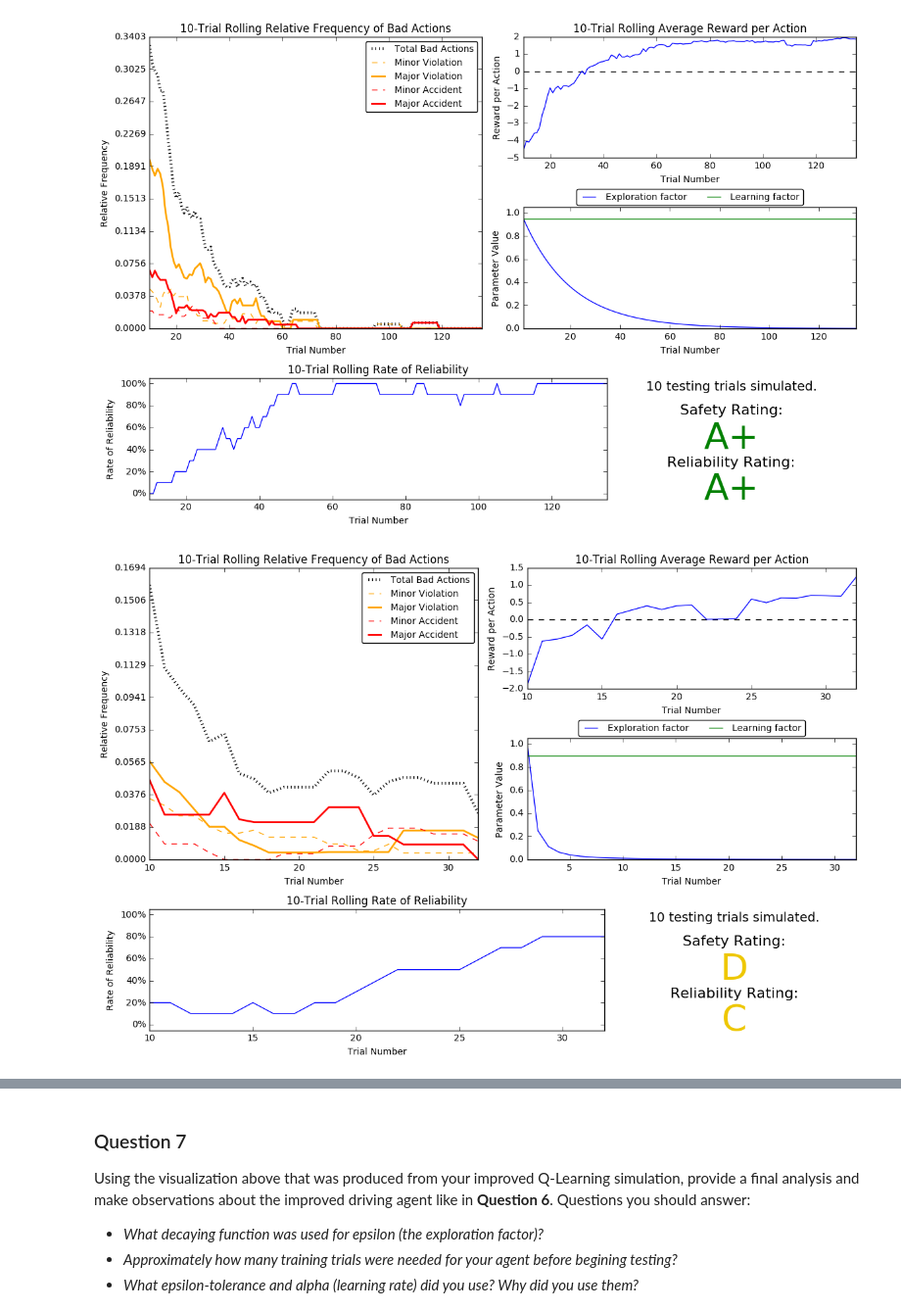
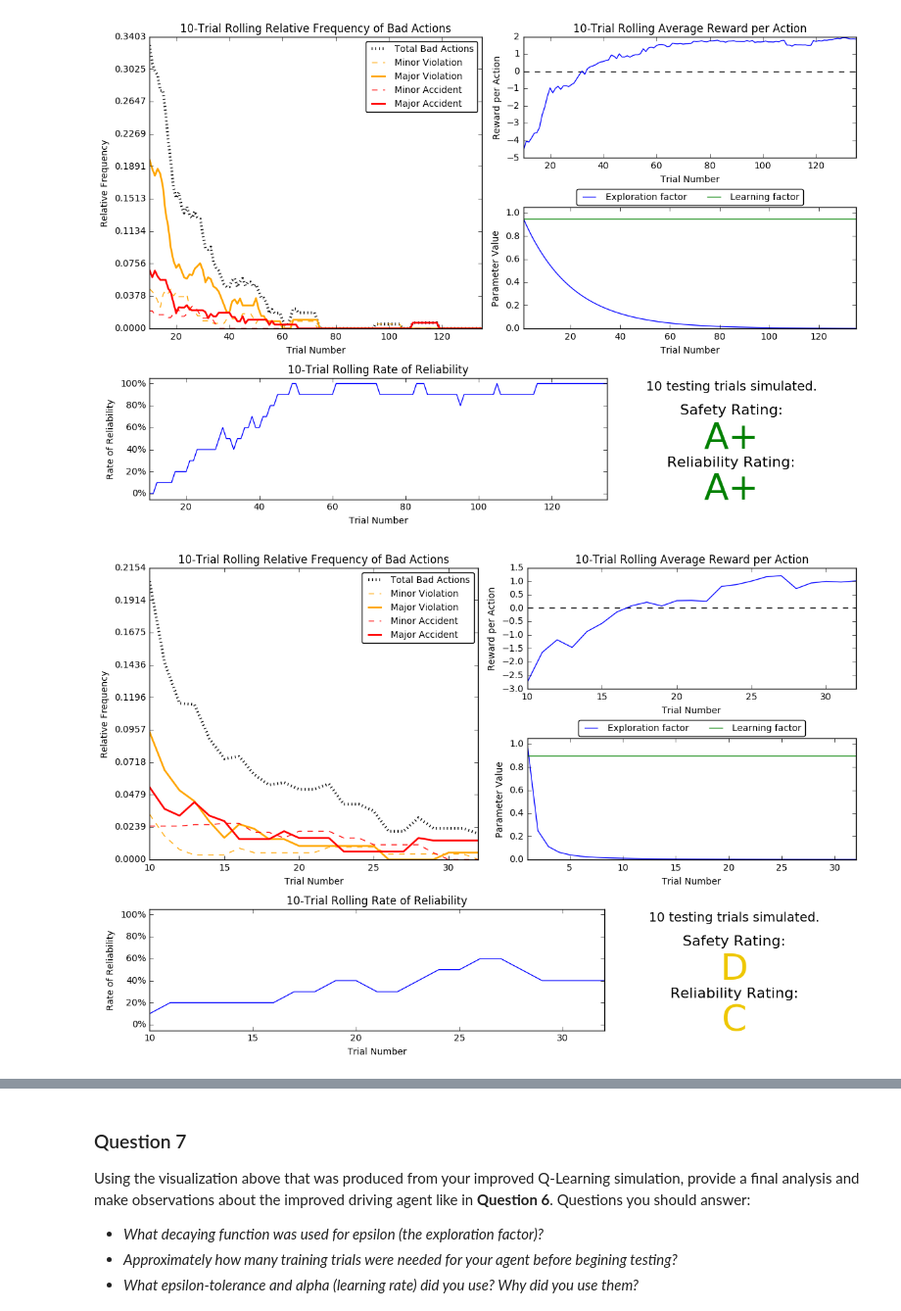
Before and after one commit to yilunzh/machine-learning, a Jupyter notebook: projects/smartcab/smartcab.ipynb, the cells around one changed output, grey strips where cells are left out. Shown at 98% size. Saved outputs shown, nothing was run; the diff lists cells and outputs as text; code cells hidden in the pictures.

```diff
--- a/projects/smartcab/smartcab.ipynb
+++ b/projects/smartcab/smartcab.ipynb
@@ -272,8 +272,8 @@ vs.plot_trials('sim_improved-learning.csv')
 [figure]
 # %%
 #self.epsilon = 1.0/(self.t**2), alpha=0.9, tolerance=0.001
-vs.plot_trials('sim_improved-learning.csv')
+vs.plot_trials('sim_improved-learning2.csv')
 # %% [output]
-[figure, old version]
+[figure, new version]
 # %%
 #self.epsilon = 1.0/(self.t**2+self.alpha*self.t), alpha=0.9, tolerance=0.001
```
Also changed, not shown: parts of 4 cells of this notebook, 1 other file.
